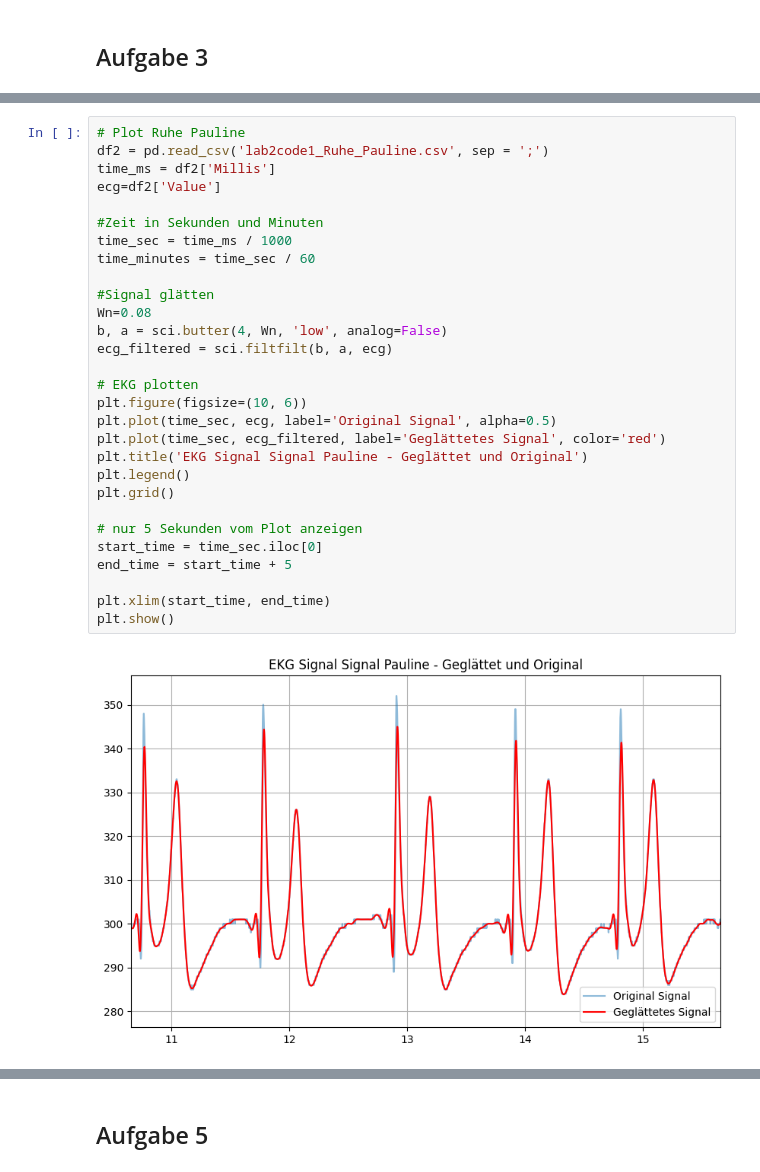
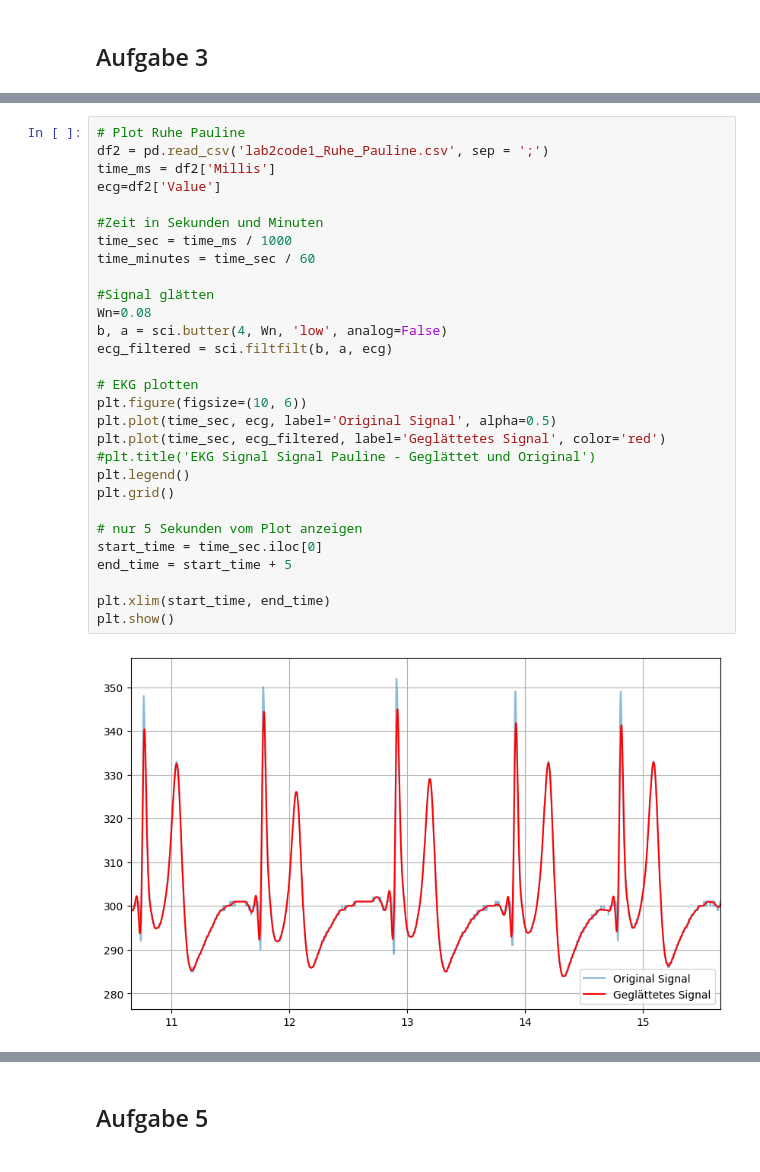
Before and after one commit to VPaulineC/Praktikum-2, a Jupyter notebook: MainCode2.ipynb, the cells around one changed output, grey strips where cells are left out. Saved outputs shown, nothing was run; the diff lists cells and outputs as text.

```diff
--- a/MainCode2.ipynb
+++ b/MainCode2.ipynb
@@ -108,34 +108,34 @@ plt.show()
 # %%
 # Plot Ruhe Pauline
 df2 = pd.read_csv('lab2code1_Ruhe_Pauline.csv', sep = ';')
 time_ms = df2['Millis']
 ecg=df2['Value']
 
 #Zeit in Sekunden und Minuten
 time_sec = time_ms / 1000
 time_minutes = time_sec / 60
 
 #Signal glätten
 Wn=0.08
 b, a = sci.butter(4, Wn, 'low', analog=False)
 ecg_filtered = sci.filtfilt(b, a, ecg)
 
 # EKG plotten
 plt.figure(figsize=(10, 6))
 plt.plot(time_sec, ecg, label='Original Signal', alpha=0.5)
 plt.plot(time_sec, ecg_filtered, label='Geglättetes Signal', color='red')
-plt.title('EKG Signal Signal Pauline - Geglättet und Original')
+#plt.title('EKG Signal Signal Pauline - Geglättet und Original')
 plt.legend()
 plt.grid()
 
 # nur 5 Sekunden vom Plot anzeigen
 start_time = time_sec.iloc[0]
 end_time = start_time + 5
 
 plt.xlim(start_time, end_time)
 plt.show()
 # %% [output]
-[figure, old version]
+[figure, new version]
 # %%
 # Plot Ruhe Carina
 df3 = pd.read_csv('lab2code1_Ruhe_Carina.csv', sep = ';')
```
Also changed, not shown: parts of 9 cells of this notebook, 13 other files.
